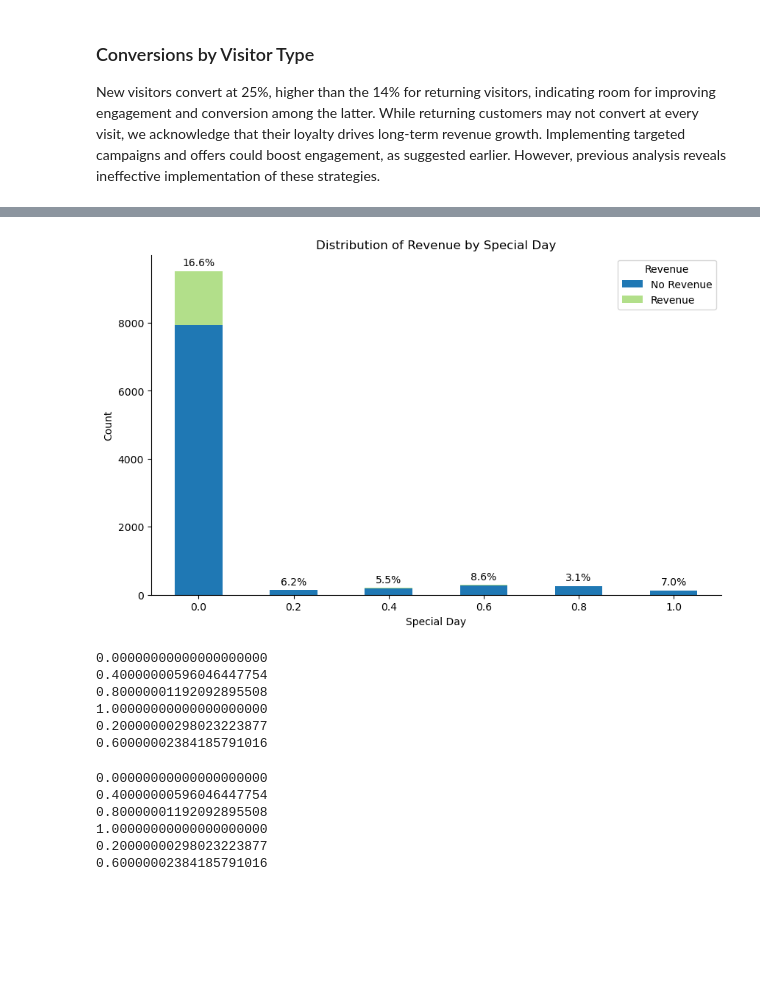
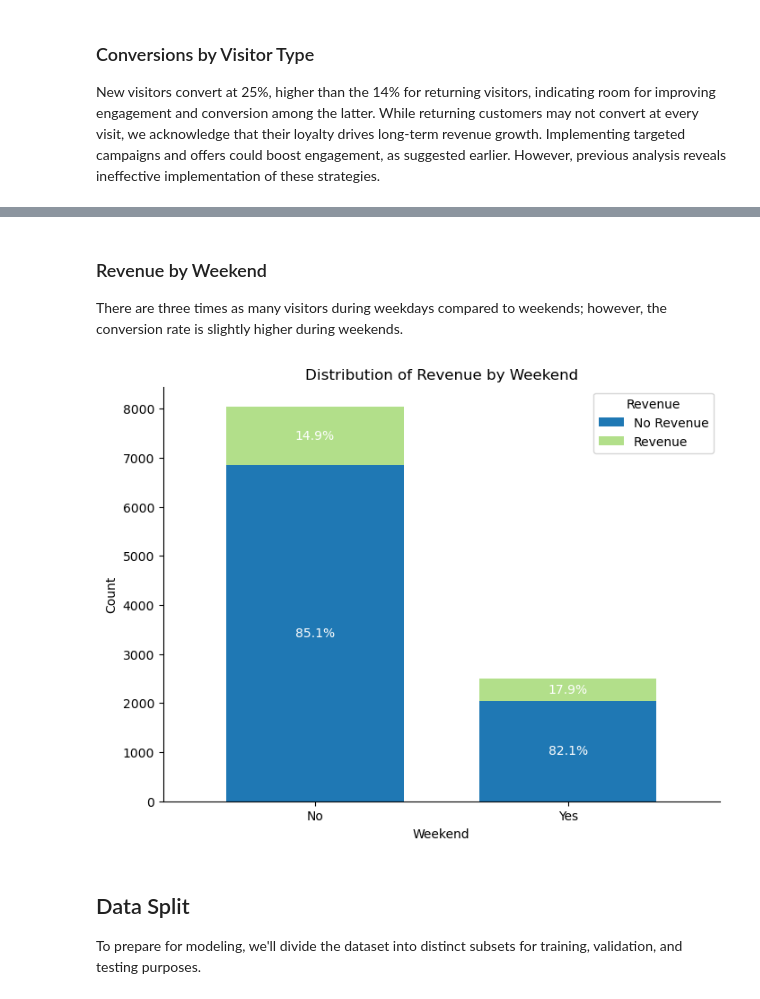
Before and after one commit to FutureGoose/ecommerce_purchase_prediction, a Jupyter notebook: gustaf_boden_ml_projekt.ipynb, the cells around one changed output, grey strips where cells are left out. Cells and saved outputs as stored; diff of their text form; code cells hidden in the pictures; blank space fills up the shorter version.

```diff
--- a/gustaf_boden_ml_projekt.ipynb
+++ b/gustaf_boden_ml_projekt.ipynb
@@ -971,14 +971,11 @@ plt.show()
 ### Conversions by Visitor Type
 New visitors convert at 25%, higher than the 14% for returning visitors, indicating room for improving engagement and conversion among the latter. While returning customers may not convert at every visit, we acknowledge that their loyalty drives long-term revenue growth. Implementing targeted campaigns and offers could boost engagement, as suggested earlier. However, previous analysis reveals ineffective implementation of these strategies.
 # %%
-import seaborn as sns
-import matplotlib.pyplot as plt
-
 # Group by 'VisitorType' and calculate the count of 'Revenue' for each category
 revenue_counts = df.groupby(['VisitorType', 'Revenue']).size().unstack()
 
 # Plotting the stacked bar plot
-ax = revenue_counts.plot(kind='bar', stacked=True, figsize=(10, 6), color=sns.color_palette("Paired")[1:3])
+ax = revenue_counts.plot(kind='bar', stacked=True, figsize=(10, 6), color=sns.color_palette("Paired")[1:3], width=0.7)
 plt.title('Distribution of Revenue by Visitor Type')
 plt.xlabel('Visitor Type')
 plt.ylabel('Count')
@@ -993,7 +990,5 @@ for i in range(len(revenue_counts)):
     percentage = count / total * 100 if total > 0 else 0
     ax.annotate(f'{percentage:.1f}%', xy=(i, total), xytext=(0, 3), textcoords='offset points',
                 ha='center', va='bottom', color='black', fontsize=10)
-
 sns.despine()
-plt.show()
 # %% [output]
@@ -1001,25 +1013,29 @@ plt.show()
+# %% [markdown]
+### Revenue by Weekend
+There are three times as many visitors during weekdays compared to weekends; however, the conversion rate is slightly higher during weekends.
 # %%
-# Group by 'SpecialDay' and calculate the count of 'Revenue' for each category
-revenue_counts = df.groupby(['SpecialDay', 'Revenue']).size().unstack()
+# Group by 'Weekend' and calculate the count of 'Revenue' for each category
+revenue_counts = df.groupby(['Weekend', 'Revenue']).size().unstack()
 
 # Plotting the stacked bar plot
-ax = revenue_counts.plot(kind='bar', stacked=True, figsize=(10, 6), color=sns.color_palette("Paired")[1:3])
-plt.title('Distribution of Revenue by Special Day')
-plt.xlabel('Special Day')
+ax = revenue_counts.plot(kind='bar', stacked=True, figsize=(8, 6), color=sns.color_palette("Paired")[1:3], width=0.7)
+plt.title('Distribution of Revenue by Weekend')
+plt.xlabel('Weekend')
 plt.ylabel('Count')
-plt.xticks(rotation=0)  # Rotate x-axis labels for better readability
+plt.xticks([0, 1], ['No', 'Yes'], rotation=0)
 plt.legend(title='Revenue', labels=['No Revenue', 'Revenue'])
 
-# Annotate with percentage of revenue
+# Calculate the percentage of revenue for each category
 total_per_category = revenue_counts.sum(axis=1)
 for i in range(len(revenue_counts)):
     total = total_per_category[i]
-    count = revenue_counts.iloc[i, 1]  # Revenue count
-    percentage = count / total * 100 if total > 0 else 0
-    ax.annotate(f'{percentage:.1f}%', xy=(i, total), xytext=(0, 3), textcoords='offset points',
-                ha='center', va='bottom', color='black', fontsize=10)
+    for j in range(len(revenue_counts.columns)):
+        count = revenue_counts.iloc[i, j]
+        percentage = count / total * 100 if total > 0 else 0
+        ax.annotate(f'{percentage:.1f}%', xy=(i, revenue_counts.iloc[i, :j].sum() + count / 2),
+                    xytext=(0, 0), textcoords='offset points',
+                    ha='center', va='center', color='white', fontsize=10)
 
 sns.despine()
-plt.show()
 # %% [output]
-[figure, old version]
+[figure, new version]
@@ -1038,20 +1042,3 @@ for x in rounded_df['SpecialDay'].unique():
-# %%
-for x in rounded_df['SpecialDay'].unique():
-    print('{:.20f}'.format(x))
-# %% [output]
-0.00000000000000000000
-0.40000000596046447754
-0.80000001192092895508
-1.00000000000000000000
-0.20000000298023223877
-0.60000002384185791016
-# %%
-for x in df['SpecialDay'].unique():
-    print('{:.20f}'.format(x))
-# %% [output]
-0.00000000000000000000
-0.40000000596046447754
-0.80000001192092895508
-1.00000000000000000000
-0.20000000298023223877
-0.60000002384185791016
+# %% [markdown]
+## Data Split
+To prepare for modeling, we'll divide the dataset into distinct subsets for training, validation, and testing purposes.
```
Also changed, not shown: parts of 13 cells of this notebook.
